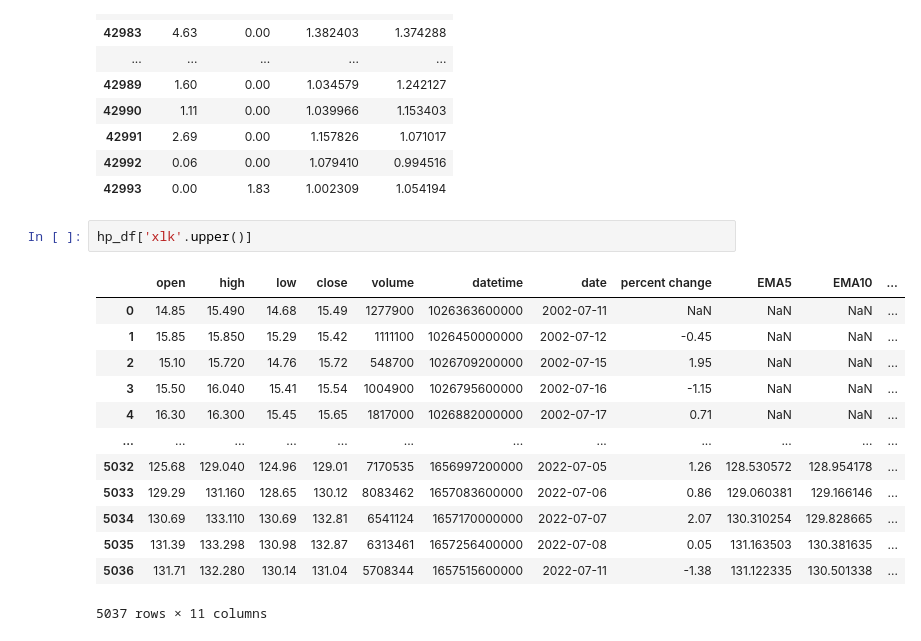
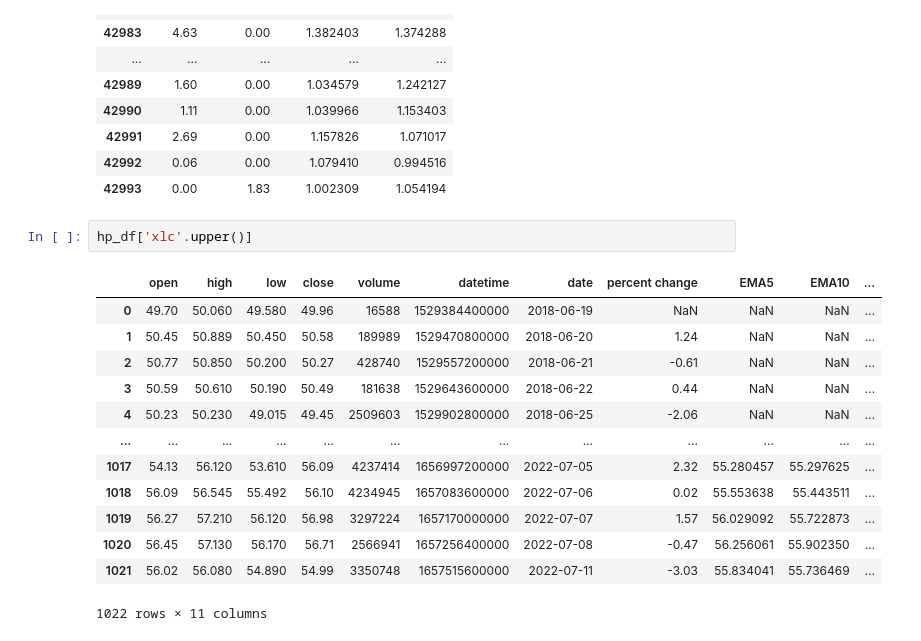
Before and after one commit to CodeCerebro/tpa, a Jupyter notebook: tda.ipynb, the cells around one changed output. Saved outputs shown, nothing was run; the diff lists cells and outputs as text.

```diff
--- a/tda.ipynb
+++ b/tda.ipynb
@@ -250,21 +250,21 @@ df['XLK'].tail(20)
 | 42992 | 0.06 | 0.00 | 1.079410 | 0.994516 |
 | 42993 | 0.00 | 1.83 | 1.002309 | 1.054194 |
 # %%
-hp_df['xlk'.upper()]
+hp_df['xlc'.upper()]
 # %% [output]
 |  | open | high | low | close | volume | datetime | date | percent change | EMA5 | EMA10 | ... |
-| 0 | 14.85 | 15.490 | 14.68 | 15.49 | 1277900 | 1026363600000 | 2002-07-11 | NaN | NaN | NaN | ... |
-| 1 | 15.85 | 15.850 | 15.29 | 15.42 | 1111100 | 1026450000000 | 2002-07-12 | -0.45 | NaN | NaN | ... |
-| 2 | 15.10 | 15.720 | 14.76 | 15.72 | 548700 | 1026709200000 | 2002-07-15 | 1.95 | NaN | NaN | ... |
-| 3 | 15.50 | 16.040 | 15.41 | 15.54 | 1004900 | 1026795600000 | 2002-07-16 | -1.15 | NaN | NaN | ... |
-| 4 | 16.30 | 16.300 | 15.45 | 15.65 | 1817000 | 1026882000000 | 2002-07-17 | 0.71 | NaN | NaN | ... |
+| 0 | 49.70 | 50.060 | 49.580 | 49.96 | 16588 | 1529384400000 | 2018-06-19 | NaN | NaN | NaN | ... |
+| 1 | 50.45 | 50.889 | 50.450 | 50.58 | 189989 | 1529470800000 | 2018-06-20 | 1.24 | NaN | NaN | ... |
+| 2 | 50.77 | 50.850 | 50.200 | 50.27 | 428740 | 1529557200000 | 2018-06-21 | -0.61 | NaN | NaN | ... |
+| 3 | 50.59 | 50.610 | 50.190 | 50.49 | 181638 | 1529643600000 | 2018-06-22 | 0.44 | NaN | NaN | ... |
+| 4 | 50.23 | 50.230 | 49.015 | 49.45 | 2509603 | 1529902800000 | 2018-06-25 | -2.06 | NaN | NaN | ... |
 | ... | ... | ... | ... | ... | ... | ... | ... | ... | ... | ... | ... |
-| 5032 | 125.68 | 129.040 | 124.96 | 129.01 | 7170535 | 1656997200000 | 2022-07-05 | 1.26 | 128.530572 | 128.954178 | ... |
-| 5033 | 129.29 | 131.160 | 128.65 | 130.12 | 8083462 | 1657083600000 | 2022-07-06 | 0.86 | 129.060381 | 129.166146 | ... |
-| 5034 | 130.69 | 133.110 | 130.69 | 132.81 | 6541124 | 1657170000000 | 2022-07-07 | 2.07 | 130.310254 | 129.828665 | ... |
-| 5035 | 131.39 | 133.298 | 130.98 | 132.87 | 6313461 | 1657256400000 | 2022-07-08 | 0.05 | 131.163503 | 130.381635 | ... |
-| 5036 | 131.71 | 132.280 | 130.14 | 131.04 | 5708344 | 1657515600000 | 2022-07-11 | -1.38 | 131.122335 | 130.501338 | ... |
+| 1017 | 54.13 | 56.120 | 53.610 | 56.09 | 4237414 | 1656997200000 | 2022-07-05 | 2.32 | 55.280457 | 55.297625 | ... |
+| 1018 | 56.09 | 56.545 | 55.492 | 56.10 | 4234945 | 1657083600000 | 2022-07-06 | 0.02 | 55.553638 | 55.443511 | ... |
+| 1019 | 56.27 | 57.210 | 56.120 | 56.98 | 3297224 | 1657170000000 | 2022-07-07 | 1.57 | 56.029092 | 55.722873 | ... |
+| 1020 | 56.45 | 57.130 | 56.170 | 56.71 | 2566941 | 1657256400000 | 2022-07-08 | -0.47 | 56.256061 | 55.902350 | ... |
+| 1021 | 56.02 | 56.080 | 54.890 | 54.99 | 3350748 | 1657515600000 | 2022-07-11 | -3.03 | 55.834041 | 55.736469 | ... |
-5037 rows × 11 columns
+1022 rows × 11 columns
 # %%
 # plottinh using matplotlib
 
```
Also changed, not shown: parts of 7 cells of this notebook.
